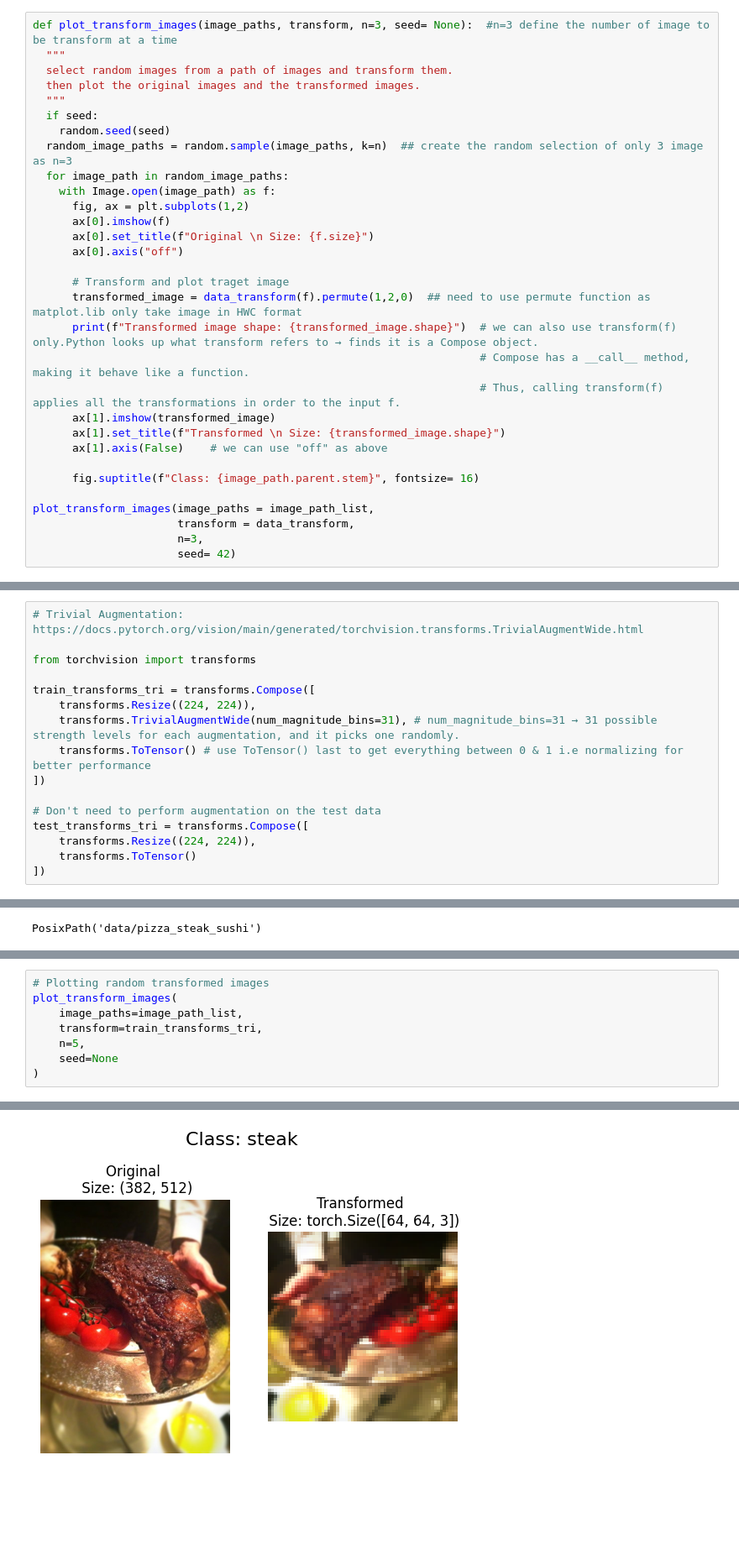
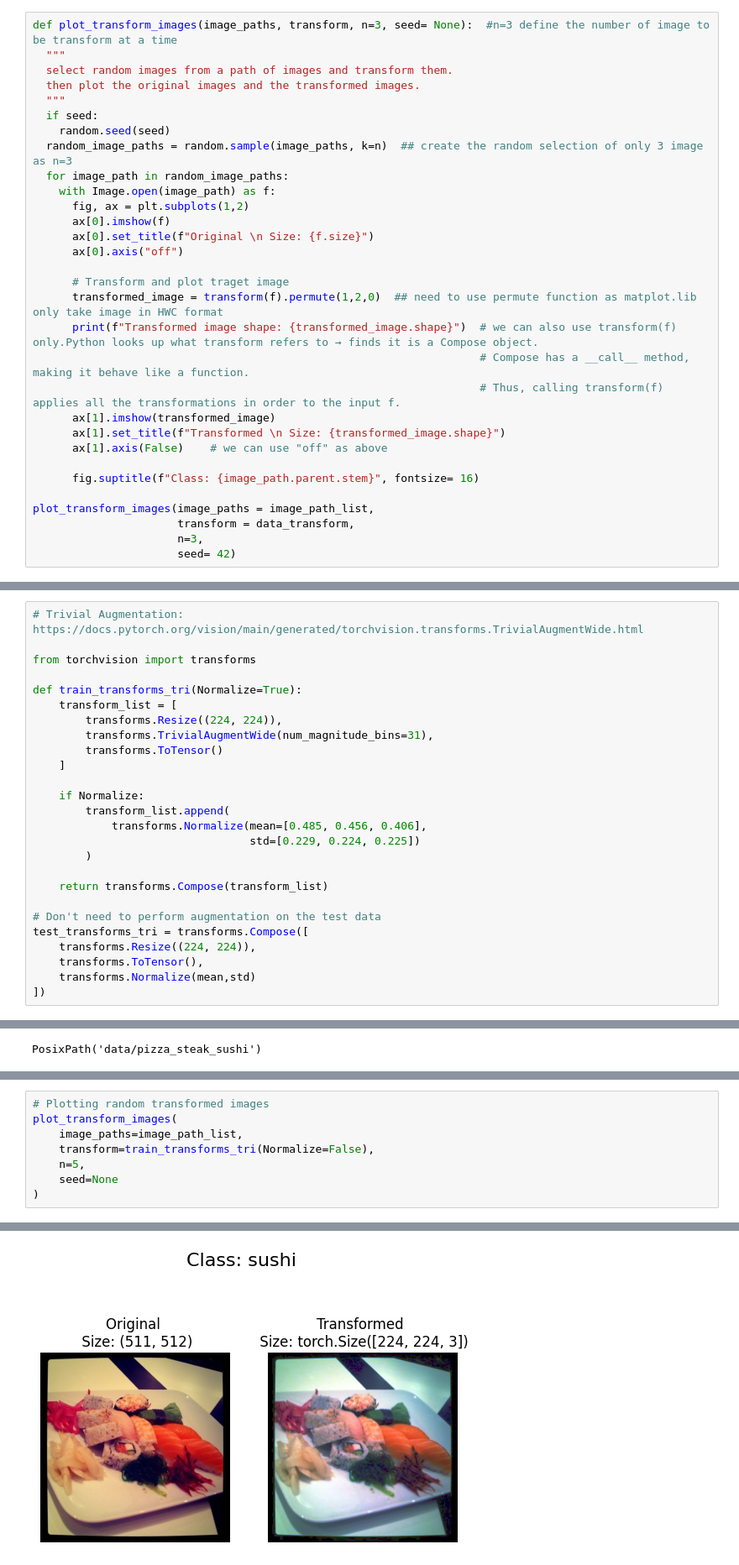
Before and after one commit to Sovit1056/Pytorch_practice, a Jupyter notebook: 04_Pytorch_custom_datasets.ipynb, the cells around one changed output, grey strips where cells are left out. Shown at 84% size. Cells and saved outputs as stored; diff of their text form; blank space fills up the shorter version.

```diff
--- a/04_Pytorch_custom_datasets.ipynb
+++ b/04_Pytorch_custom_datasets.ipynb
@@ -305,7 +288,7 @@ def plot_transform_images(image_paths, transform, n=3, seed= None):  #n=3 define
       ax[0].axis("off")
 
       # Transform and plot traget image
-      transformed_image = data_transform(f).permute(1,2,0)  ## need to use permute function as matplot.lib only take image in HWC format
+      transformed_image = transform(f).permute(1,2,0)  ## need to use permute function as matplot.lib only take image in HWC format
       print(f"Transformed image shape: {transformed_image.shape}")  # we can also use transform(f) only.Python looks up what transform refers to → finds it is a Compose object.
                                                                     # Compose has a __call__ method, making it behave like a function.
                                                                     # Thus, calling transform(f) applies all the transformations in order to the input f.
@@ -843,16 +857,26 @@ Similarly,
 
 from torchvision import transforms
 
-train_transforms_tri = transforms.Compose([
-    transforms.Resize((224, 224)),
-    transforms.TrivialAugmentWide(num_magnitude_bins=31), # num_magnitude_bins=31 → 31 possible strength levels for each augmentation, and it picks one randomly.
-    transforms.ToTensor() # use ToTensor() last to get everything between 0 & 1 i.e normalizing for better performance
-])
+def train_transforms_tri(Normalize=True):
+    transform_list = [
+        transforms.Resize((224, 224)),
+        transforms.TrivialAugmentWide(num_magnitude_bins=31),
+        transforms.ToTensor()
+    ]
+
+    if Normalize:
+        transform_list.append(
+            transforms.Normalize(mean=[0.485, 0.456, 0.406],
+                                 std=[0.229, 0.224, 0.225])
+        )
+
+    return transforms.Compose(transform_list)
 
 # Don't need to perform augmentation on the test data
 test_transforms_tri = transforms.Compose([
     transforms.Resize((224, 224)),
-    transforms.ToTensor()
+    transforms.ToTensor(),
+    transforms.Normalize(mean,std)
 ])
 # %%
 image_path
@@ -872,7 +896,7 @@ image_path_list[:5]
 # Plotting random transformed images
 plot_transform_images(
     image_paths=image_path_list,
-    transform=train_transforms_tri,
+    transform=train_transforms_tri(Normalize=False),
     n=5,
     seed=None
 )
@@ -886 +910 @@ Transformed image shape: torch.Size([64, 64, 3])
-[figure, old version]
+[figure, new version]
```
Also changed, not shown: parts of 35 cells of this notebook.
